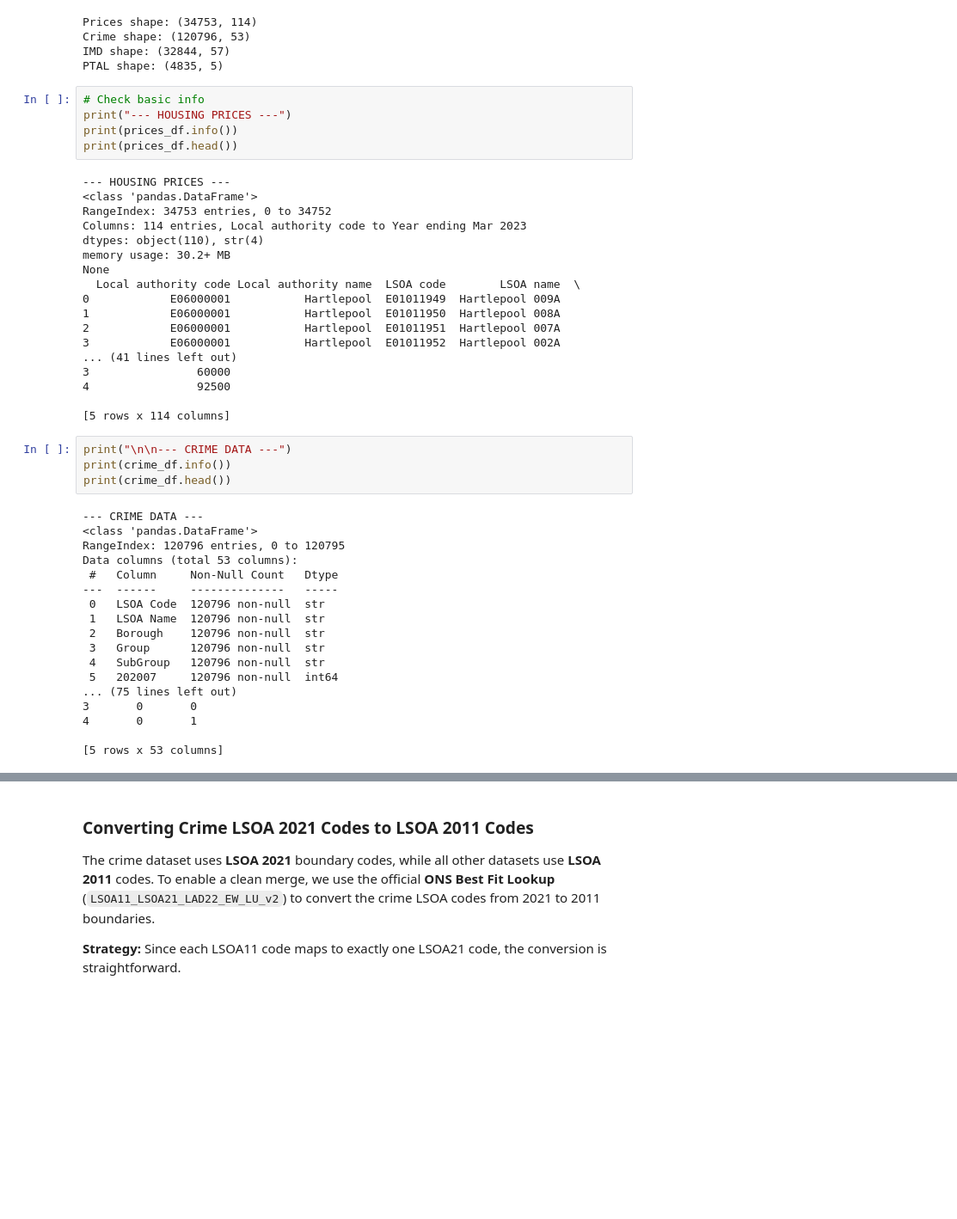
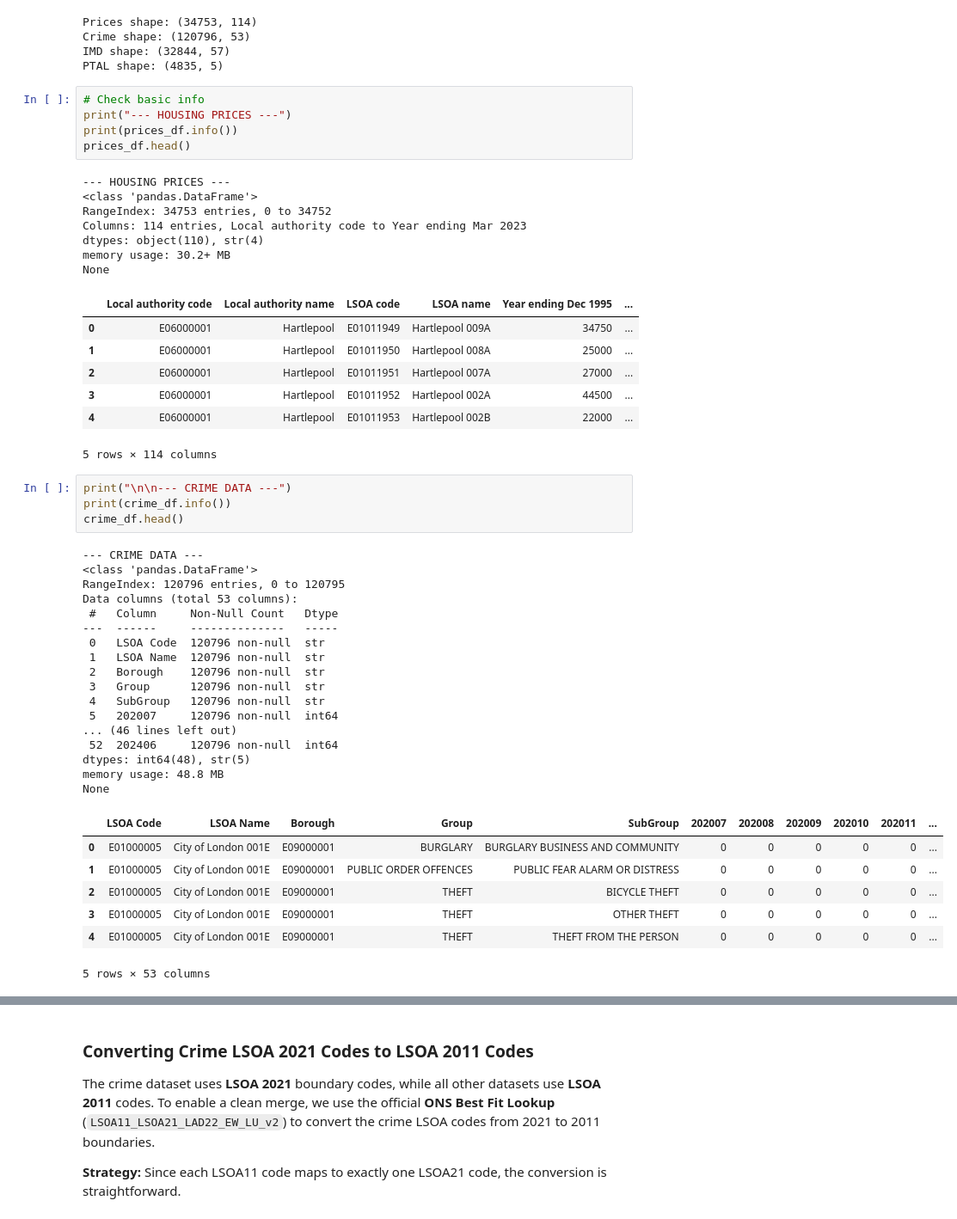
Before and after one commit to RaquelCG1/London-House-Prices-Crime-IMD-transport, a Jupyter notebook: London_Neighbourhood_Analysis.ipynb, the cells around one changed output, grey strips where cells are left out. Shown at 86% size. Saved outputs shown, nothing was run; the diff lists cells and outputs as text; blank space fills up the shorter version.

```diff
--- a/London_Neighbourhood_Analysis.ipynb
+++ b/London_Neighbourhood_Analysis.ipynb
@@ -110,7 +118,7 @@ PTAL shape: (4835, 5)
 # Check basic info
 print("--- HOUSING PRICES ---")
 print(prices_df.info())
-print(prices_df.head())
+prices_df.head()
 # %% [output]
 --- HOUSING PRICES ---
 <class 'pandas.DataFrame'>
@@ -119,38 +127,42 @@ Columns: 114 entries, Local authority code to Year ending Mar 2023
 dtypes: object(110), str(4)
 memory usage: 30.2+ MB
 None
-  Local authority code Local authority name  LSOA code        LSOA name  \
-0            E06000001           Hartlepool  E01011949  Hartlepool 009A
-1            E06000001           Hartlepool  E01011950  Hartlepool 008A
-2            E06000001           Hartlepool  E01011951  Hartlepool 007A
-3            E06000001           Hartlepool  E01011952  Hartlepool 002A
-... (41 lines left out)
-3                60000
-4                92500
-
-[5 rows x 114 columns]
+|  | Local authority code | Local authority name | LSOA code | LSOA name | Year ending Dec 1995 | ... |
+| 0 | E06000001 | Hartlepool | E01011949 | Hartlepool 009A | 34750 | ... |
+| 1 | E06000001 | Hartlepool | E01011950 | Hartlepool 008A | 25000 | ... |
+| 2 | E06000001 | Hartlepool | E01011951 | Hartlepool 007A | 27000 | ... |
+| 3 | E06000001 | Hartlepool | E01011952 | Hartlepool 002A | 44500 | ... |
+| 4 | E06000001 | Hartlepool | E01011953 | Hartlepool 002B | 22000 | ... |
+5 rows × 114 columns
 # %%
 print("\n\n--- CRIME DATA ---")
 print(crime_df.info())
-print(crime_df.head())
+crime_df.head()
 # %% [output]
 --- CRIME DATA ---
 <class 'pandas.DataFrame'>
 RangeIndex: 120796 entries, 0 to 120795
 Data columns (total 53 columns):
  #   Column     Non-Null Count   Dtype
 ---  ------     --------------   -----
  0   LSOA Code  120796 non-null  str
  1   LSOA Name  120796 non-null  str
  2   Borough    120796 non-null  str
  3   Group      120796 non-null  str
  4   SubGroup   120796 non-null  str
  5   202007     120796 non-null  int64
-... (75 lines left out)
-3       0       0
-4       0       1
-
-[5 rows x 53 columns]
+... (46 lines left out)
+ 52  202406     120796 non-null  int64
+dtypes: int64(48), str(5)
+memory usage: 48.8 MB
+None
+|  | LSOA Code | LSOA Name | Borough | Group | SubGroup | 202007 | 202008 | 202009 | 202010 | 202011 | ... |
+| 0 | E01000005 | City of London 001E | E09000001 | BURGLARY | BURGLARY BUSINESS AND COMMUNITY | 0 | 0 | 0 | 0 | 0 | ... |
+| 1 | E01000005 | City of London 001E | E09000001 | PUBLIC ORDER OFFENCES | PUBLIC FEAR ALARM OR DISTRESS | 0 | 0 | 0 | 0 | 0 | ... |
+| 2 | E01000005 | City of London 001E | E09000001 | THEFT | BICYCLE THEFT | 0 | 0 | 0 | 0 | 0 | ... |
+| 3 | E01000005 | City of London 001E | E09000001 | THEFT | OTHER THEFT | 0 | 0 | 0 | 0 | 0 | ... |
+| 4 | E01000005 | City of London 001E | E09000001 | THEFT | THEFT FROM THE PERSON | 0 | 0 | 0 | 0 | 0 | ... |
+5 rows × 53 columns
 # %%
 print("\n\n--- IMD DATA ---")
 print(imd_df.info())
```
Also changed, not shown: parts of 11 cells of this notebook.
